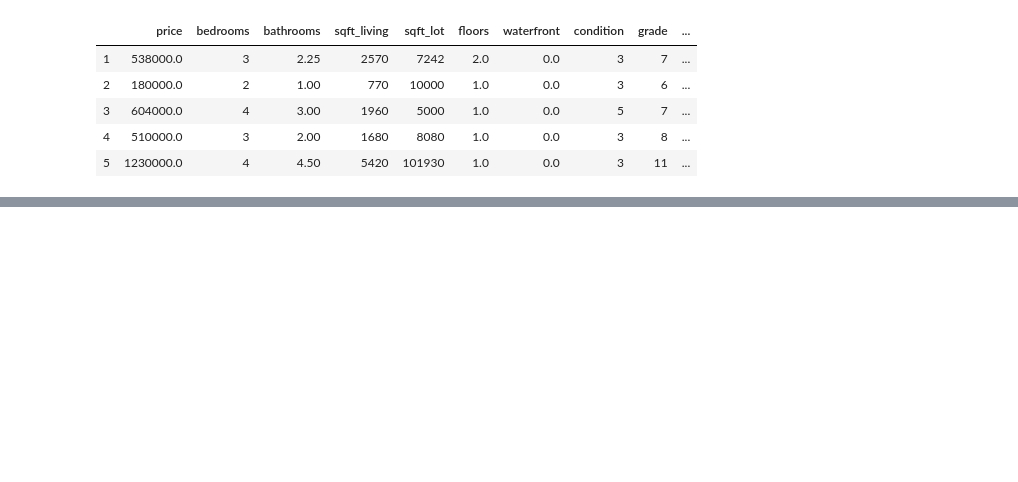
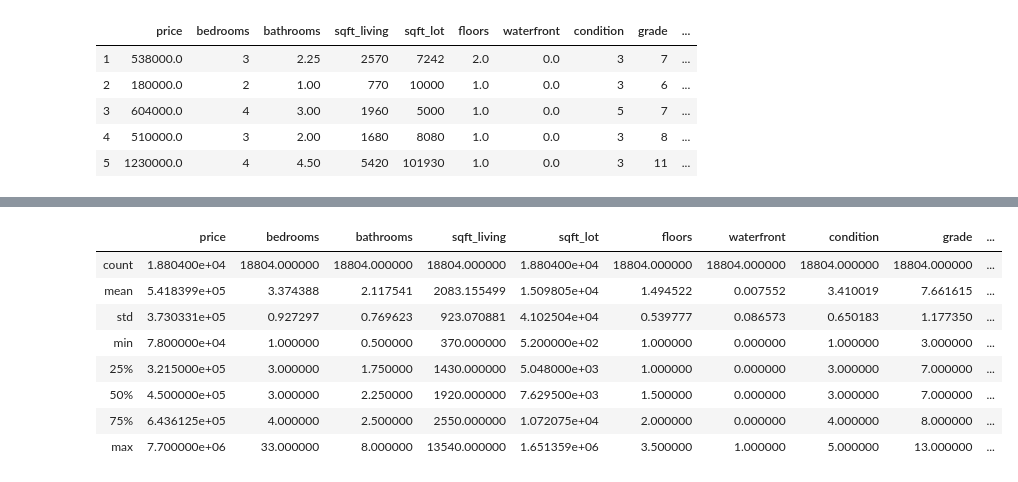
Before and after one commit to bobbyiestofjos/mod_2_project, a Jupyter notebook: data/eda.ipynb, the cells around one changed output, grey strips where cells are left out. Saved outputs shown, nothing was run; the diff lists cells and outputs as text; code cells hidden in the pictures; blank space fills up the shorter version.

```diff
--- a/data/eda.ipynb
+++ b/data/eda.ipynb
@@ -90,2 +103,14 @@ size_ratio       18804 non-null float64
 dtypes: float64(6), int64(9)
 memory usage: 2.3 MB
+# %%
+df_data.describe()
+# %% [output]
+|  | price | bedrooms | bathrooms | sqft_living | sqft_lot | floors | waterfront | condition | grade | ... |
+| count | 1.880400e+04 | 18804.000000 | 18804.000000 | 18804.000000 | 1.880400e+04 | 18804.000000 | 18804.000000 | 18804.000000 | 18804.000000 | ... |
+| mean | 5.418399e+05 | 3.374388 | 2.117541 | 2083.155499 | 1.509805e+04 | 1.494522 | 0.007552 | 3.410019 | 7.661615 | ... |
+| std | 3.730331e+05 | 0.927297 | 0.769623 | 923.070881 | 4.102504e+04 | 0.539777 | 0.086573 | 0.650183 | 1.177350 | ... |
+| min | 7.800000e+04 | 1.000000 | 0.500000 | 370.000000 | 5.200000e+02 | 1.000000 | 0.000000 | 1.000000 | 3.000000 | ... |
+| 25% | 3.215000e+05 | 3.000000 | 1.750000 | 1430.000000 | 5.048000e+03 | 1.000000 | 0.000000 | 3.000000 | 7.000000 | ... |
+| 50% | 4.500000e+05 | 3.000000 | 2.250000 | 1920.000000 | 7.629500e+03 | 1.500000 | 0.000000 | 3.000000 | 7.000000 | ... |
+| 75% | 6.436125e+05 | 4.000000 | 2.500000 | 2550.000000 | 1.072075e+04 | 2.000000 | 0.000000 | 4.000000 | 8.000000 | ... |
+| max | 7.700000e+06 | 33.000000 | 8.000000 | 13540.000000 | 1.651359e+06 | 3.500000 | 1.000000 | 5.000000 | 13.000000 | ... |
```
Also changed, not shown: parts of 29 cells of this notebook, 3 other files.
